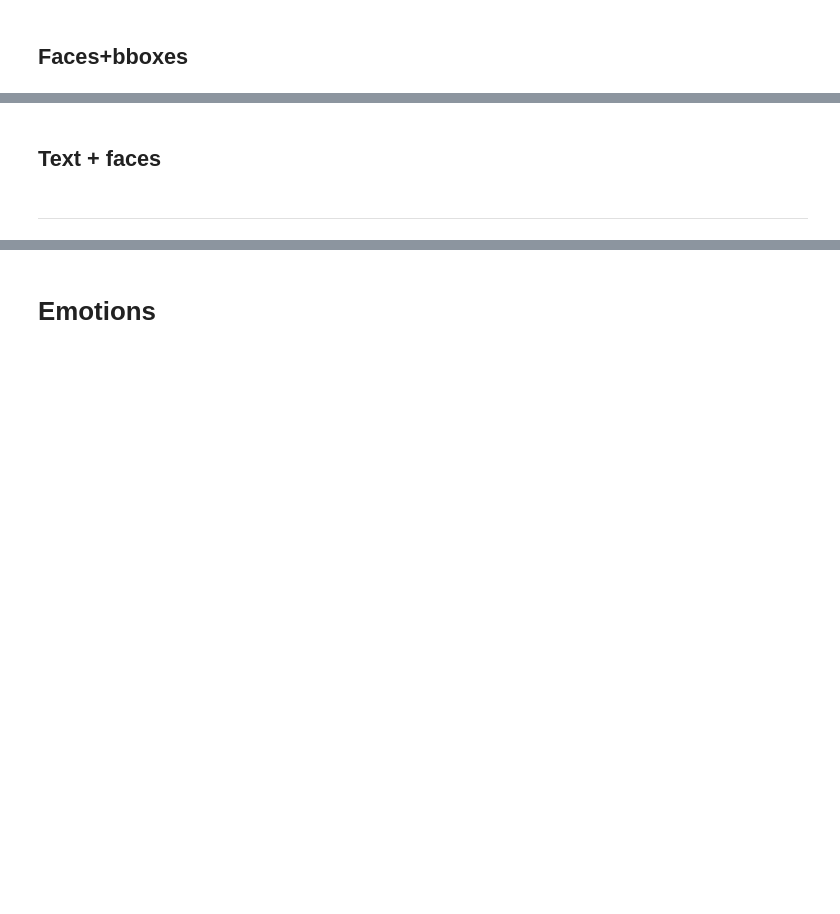
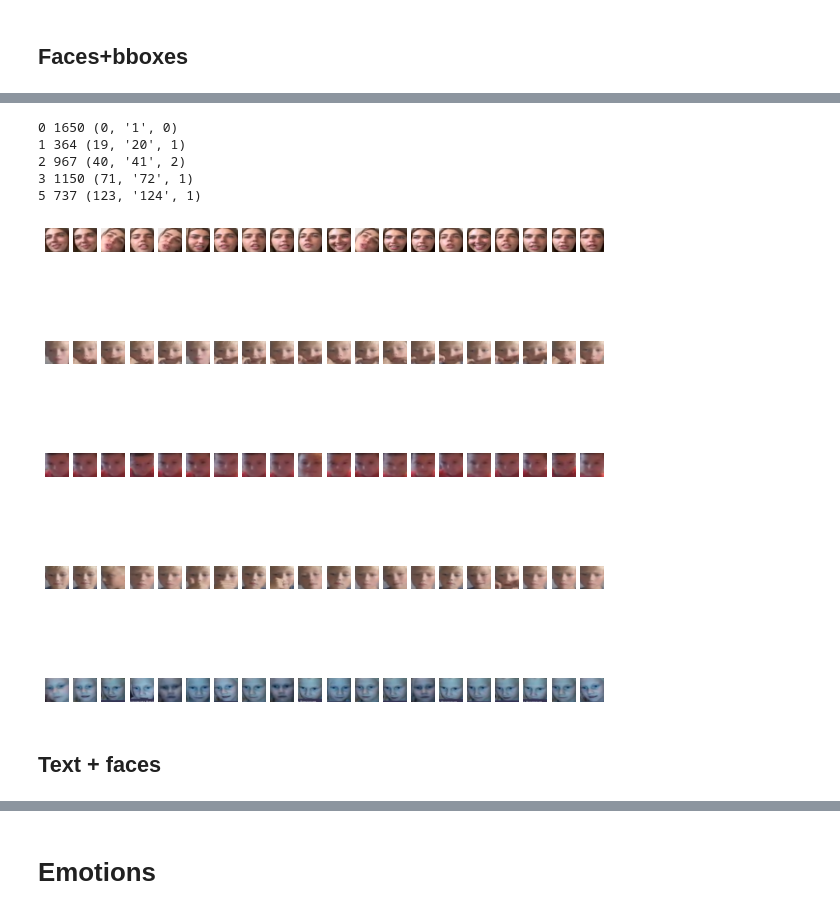
Before and after one commit to av-savchenko/face-emotion-recognition, a Jupyter notebook: src/video_summarizer.ipynb, the cells around one changed output, grey strips where cells are left out. Saved outputs shown, nothing was run; the diff lists cells and outputs as text; code cells hidden in the pictures; blank space fills up the shorter version.

```diff
--- a/src/video_summarizer.ipynb
+++ b/src/video_summarizer.ipynb
@@ -431,3 +461,28 @@ print(len(face_files), [len(files) for files in face_files])
+# %%
+import random
+plt_ind=1
+minNoPhotos=20
+min_num_files=100
+no_clusters=len([i for i,files in enumerate(face_files) if len(files)>min_num_files])
+plt.figure(figsize=(10,10))
+for i,files in enumerate(face_files):
+    if len(files)>min_num_files:
+        print(i,len(files),files[0])
+        for j in range(minNoPhotos):
+            f=random.choice(files)
+            fpath=os.path.join(faces_path,f[1],str(f[2])+'.png')
+            plt.subplot(no_clusters,minNoPhotos,plt_ind)
+            plt.imshow(Image.open(fpath))
+            plt.axis('off')
+            plt_ind+=1
+plt.show()
+# %% [output]
+0 1650 (0, '1', 0)
+1 364 (19, '20', 1)
+2 967 (40, '41', 2)
+3 1150 (71, '72', 1)
+5 737 (123, '124', 1)
+[figure, added]
 # %% [markdown]
 ## Text + faces
 # %%
@@ -483,8 +538,6 @@ for i,filename in enumerate(sorted(os.listdir(faces_path), key=compare_filenames
                     #print(videoname,filename,i,face_ind,face_dist,txt,best_d_txt,recent_texts[closest_ind])
 
 subjects=[get_name(name2count) for name2count in recent_texts]
-# %% [markdown]
----------------
 # %%
 import random
 plt_ind=1
```
Also changed, not shown: parts of 6 cells of this notebook.
